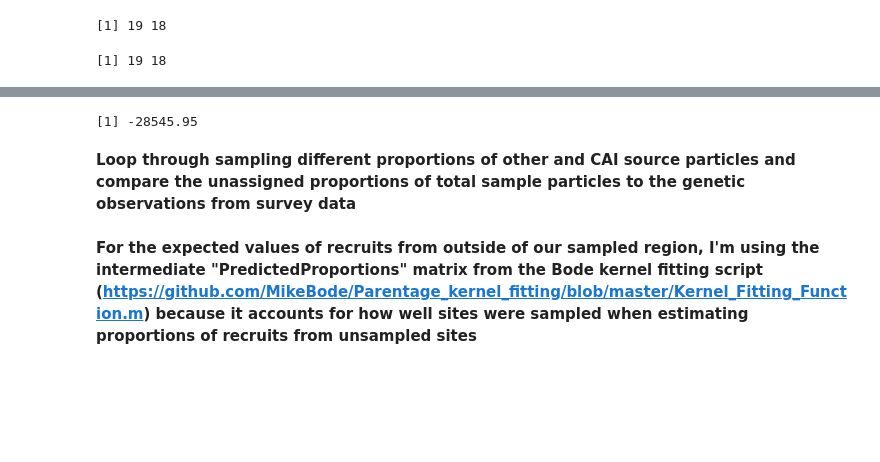
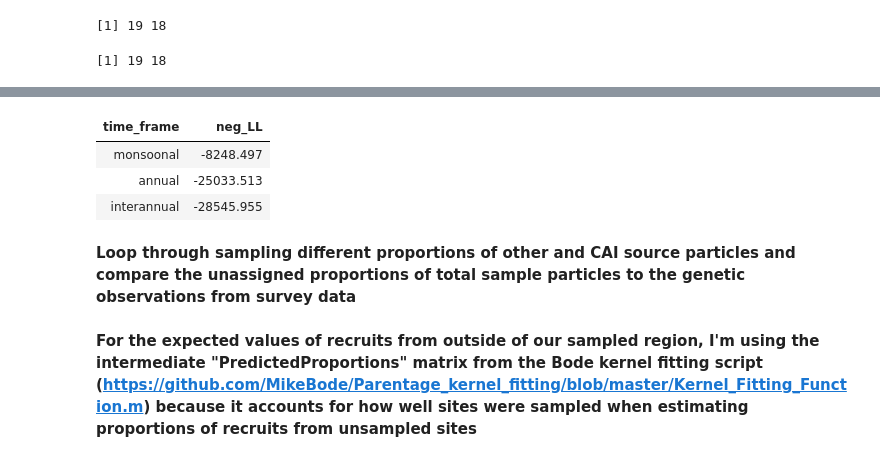
Before and after one commit to pinskylab/CamotesROMS, a Jupyter notebook: notebooks/optimize_ROMS_sampling.ipynb, the cells around one changed output, grey strips where cells are left out. Saved outputs shown, nothing was run; the diff lists cells and outputs as text; code cells hidden in the pictures; blank space fills up the shorter version.

Commit message:
finished coding the likelihood function for all time frames! Can start plotting and thinking about which scenarios to compare

```diff
--- a/notebooks/optimize_ROMS_sampling.ipynb
+++ b/notebooks/optimize_ROMS_sampling.ipynb
@@ -80,6 +80,14 @@ SurveyData <- AnnualRecsSamp[PropSamp, on=.(year=end_year, site)][
     -"time_frame"]#drop the time_frame
 
 SurveyData <- Abundance[, c("year", "site", "num_females")][SurveyData, on=.(year, site)]#join in Allison's estimate of female abundance. There are NA values, but that's okay we can figure those out when we start thinking about incorporating uncertainty in this
+
+#read in genetic parentage matrices for each time frame
+GenMat2012_4 <- as.matrix(fread(file="~/oceanography/script_output/SurveyData/20210625_ParentageMatrix2012-14ForROMSComp.csv"))
+GenMat2012 <- as.matrix(fread(file="~/oceanography/script_output/SurveyData/20210625_ParentageMatrix2012ForROMSComp.csv"))
+GenMat2013 <- as.matrix(fread(file="~/oceanography/script_output/SurveyData/20210625_ParentageMatrix2013ForROMSComp.csv"))
+GenMat2014 <- as.matrix(fread(file="~/oceanography/script_output/SurveyData/20210625_ParentageMatrix2014ForROMSComp.csv"))
+GenMatNEM <- as.matrix(fread(file="~/oceanography/script_output/SurveyData/20210625_ParentageMatrixNEM2012-14ForROMSComp.csv"))
+GenMatSWM <- as.matrix(fread(file="~/oceanography/script_output/SurveyData/20210625_ParentageMatrixSWM2012-14ForROMSComp.csv"))
 # %%
 #make a table of the dates of release for simulations, for calculating the number of particles released in each time frame
 season1 <- data.table(date=seq(as.Date("2010-10-01"), as.Date("2011-05-31"), by="days"))
@@ -465,16 +372,59 @@ x being coerced from class: matrix to data.table
 # %%
-#lay out all the pieces
-sampled_reefs_vec <- as.matrix(SiteIndexBioPhys[site %in% SurveyData[, site], .(index)])
-pop_size_vec <- as.matrix(SurveyData[,.(avg_num_females=mean(num_females, na.rm = TRUE)), by=site][order(site)][, .(avg_num_females)]) #vector of pop sizes for all reefs (a). This term is also used in parentage kernel fitting, but reef sizes are substituted as a proxy for pop size. This is should be bootstrapped to account for uncertainty.
-BioPhysMat <- as.matrix(FullBiophysMatNorm[1:nrow(sampled_reefs_vec),]) #source normalized biophysical connectivity matrix. In Eqn. S3.4, this is m ajt/r a (*should it be r at? As in all particles released in time period t?)
-prop_samp_vec <- as.matrix(SurveyData[year == 2014,  .(prop_anem_samp)])#vector of proportion of habitat sampled for all reefs in time period t- I think that I should be coming up with a different value for this, but for now this will help me code the function
-unassigned_vec <- as.matrix(GenMat2012_4[nrow(GenMat2012_4),])#from genetic parentage data- a vector of the number of unassigned recruits at each destination reef in the system- we only have this for all sampled reefs.... what should the dimensions be?*
-Assignments <- GenMat2012_4[1:nrow(GenMat2012_4)-1,]
+##lay out all the pieces
+#sampled_reefs_vec <- as.matrix(SiteIndexBioPhys[site %in% SurveyData[, site], .(index)])
+#pop_size_vec <- as.matrix(SurveyData[,.(avg_num_females=mean(num_females, na.rm = TRUE)), by=site][order(site)][, .(avg_num_females)]) #vector of pop sizes for all reefs (a). This term is also used in parentage kernel fitting, but reef sizes are substituted as a proxy for pop size. This is should be bootstrapped to account for uncertainty.
+#BioPhysMat <- as.matrix(FullBiophysMatNorm[1:nrow(sampled_reefs_vec),]) #source normalized biophysical connectivity matrix. In Eqn. S3.4, this is m ajt/r a (*should it be r at? As in all particles released in time period t?)
+#prop_samp_vec <- as.matrix(SurveyData[year == 2014,  .(prop_anem_samp)])#vector of proportion of habitat sampled for all reefs in time period t- I think that I should be coming up with a different value for this, but for now this will help me code the function
+#unassigned_vec <- as.matrix(GenMat2012_4[nrow(GenMat2012_4),])#from genetic parentage data- a vector of the number of unassigned recruits at each destination reef in the system- we only have this for all sampled reefs.... what should the dimensions be?*
+#Assignments <- GenMat2012_4[1:nrow(GenMat2012_4)-1,]
+#
+Data2012_4 <- list(BioPhysMat=as.matrix(FullBiophysMatNorm[1:nrow(sampled_reefs_vec),]),
+                    Assignments=GenMat2012_4[1:nrow(GenMat2012_4)-1,],
+                   pop_size_vec=as.matrix(SurveyData[,.(avg_num_females=mean(num_females, na.rm = TRUE)), by=site][order(site)][, .(avg_num_females)]),
+                   sampled_reefs_vec=as.matrix(SiteIndexBioPhys[site %in% SurveyData[, site], .(index)]),
+                   prop_samp_vec=as.matrix(SurveyData[year == 2014,  .(prop_anem_samp)]),
+                   unassigned_vec=as.matrix(GenMat2012_4[nrow(GenMat2012_4),]))
 
-data <- list(BioPhysMat=BioPhysMat, Assignments=Assignments, pop_size_vec=pop_size_vec, sampled_reefs_vec=sampled_reefs_vec, prop_samp_vec=prop_samp_vec, unassigned_vec=unassigned_vec)
-neg_LL_biophys(data)
+Data2012 <- list(BioPhysMat=as.matrix(AnnualBiophysMatNorm2012[1:nrow(sampled_reefs_vec),]),
+                    Assignments=GenMat2012[1:nrow(GenMat2012)-1,],
+                   pop_size_vec=as.matrix(SurveyData[,.(avg_num_females=mean(num_females, na.rm = TRUE)), by=site][order(site)][, .(avg_num_females)]),
+                   sampled_reefs_vec=as.matrix(SiteIndexBioPhys[site %in% SurveyData[, site], .(index)]),
+                   prop_samp_vec=as.matrix(SurveyData[year == 2014,  .(prop_anem_samp)]),
+                   unassigned_vec=as.matrix(GenMat2012[nrow(GenMat2012),]))
+Data2013 <- list(BioPhysMat=as.matrix(AnnualBiophysMatNorm2013[1:nrow(sampled_reefs_vec),]),
+                    Assignments=GenMat2013[1:nrow(GenMat2013)-1,],
+                   pop_size_vec=as.matrix(SurveyData[,.(avg_num_females=mean(num_females, na.rm = TRUE)), by=site][order(site)][, .(avg_num_females)]),
+                   sampled_reefs_vec=as.matrix(SiteIndexBioPhys[site %in% SurveyData[, site], .(index)]),
+                   prop_samp_vec=as.matrix(SurveyData[year == 2014,  .(prop_anem_samp)]),
+                   unassigned_vec=as.matrix(GenMat2013[nrow(GenMat2013),]))
+ Data2014 <- list(BioPhysMat=as.matrix(AnnualBiophysMatNorm2014[1:nrow(sampled_reefs_vec),]),
+                    Assignments=GenMat2014[1:nrow(GenMat2014)-1,],
+                   pop_size_vec=as.matrix(SurveyData[,.(avg_num_females=mean(num_females, na.rm = TRUE)), by=site][order(site)][, .(avg_num_females)]),
+                   sampled_reefs_vec=as.matrix(SiteIndexBioPhys[site %in% SurveyData[, site], .(index)]),
+                   prop_samp_vec=as.matrix(SurveyData[year == 2014,  .(prop_anem_samp)]),
+                   unassigned_vec=as.matrix(GenMat2014[nrow(GenMat2014),]))
+
+ DataNEM <- list(BioPhysMat=as.matrix(MonsoonBiophysMatNormNEM[1:nrow(sampled_reefs_vec),]),
+                    Assignments=GenMat2012_4[1:nrow(GenMat2012_4)-1,],
+                   pop_size_vec=as.matrix(SurveyData[,.(avg_num_females=mean(num_females, na.rm = TRUE)), by=site][order(site)][, .(avg_num_females)]),
+                   sampled_reefs_vec=as.matrix(SiteIndexBioPhys[site %in% SurveyData[, site], .(index)]),
+                   prop_samp_vec=as.matrix(SurveyData[year == 2014,  .(prop_anem_samp)]),
+                   unassigned_vec=as.matrix(GenMatNEM[nrow(GenMatNEM),]))
+
+ DataSWM <- list(BioPhysMat=as.matrix(MonsoonBiophysMatNormSWM[1:nrow(sampled_reefs_vec),]),
+                    Assignments=GenMat2012_4[1:nrow(GenMat2012_4)-1,],
+                   pop_size_vec=as.matrix(SurveyData[,.(avg_num_females=mean(num_females, na.rm = TRUE)), by=site][order(site)][, .(avg_num_females)]),
+                   sampled_reefs_vec=as.matrix(SiteIndexBioPhys[site %in% SurveyData[, site], .(index)]),
+                   prop_samp_vec=as.matrix(SurveyData[year == 2014,  .(prop_anem_samp)]),
+                   unassigned_vec=as.matrix(GenMatSWM[nrow(GenMatSWM),]))
+
+#calculate likelihood of our observed data given the biophysical simulation data- we want the highest likelihood, which is the smallest negative log likelihood
+data.table(time_frame= c("interannual", "annual", "monsoonal"), neg_LL=c(neg_LL_biophys(Data2012_4), neg_LL_biophys(Data2012) + neg_LL_biophys(Data2013) + neg_LL_biophys(Data2014), neg_LL_biophys(DataNEM) + neg_LL_biophys(DataSWM)))[order(-neg_LL)]
 # %% [output]
-[1] -28545.95
+| time_frame | neg_LL |
+| monsoonal | -8248.497 |
+| annual | -25033.513 |
+| interannual | -28545.955 |
 # %%
 #Mike Bode said I should be less aggressively subsampling the biophysical data, but how should I do that? The kernel fitting still requires that I have a prop samp vector... but when I tried putting 1's in that vector and using all of the particles for fitting I got crazy
 # %%
```
Also changed, not shown: parts of 1 cell of this notebook.
